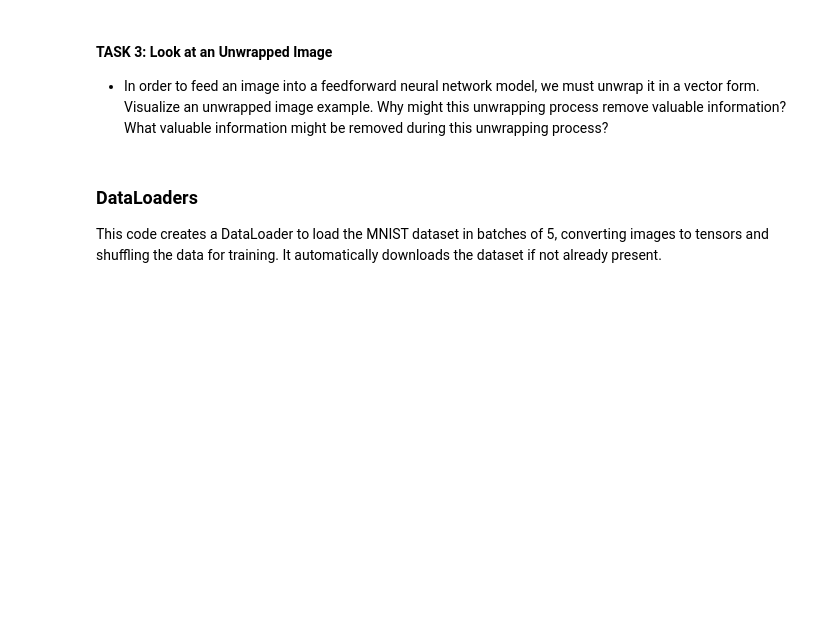
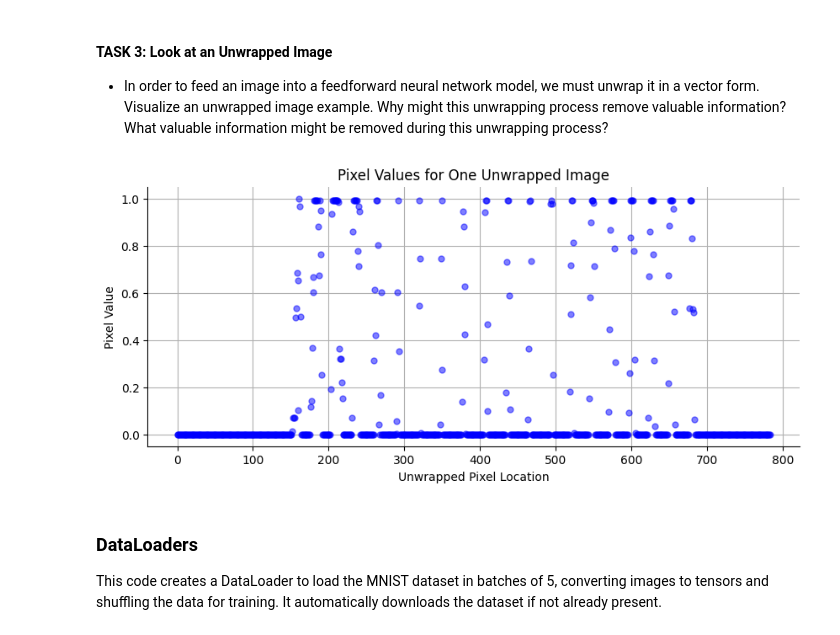
Before and after one commit to bmontoyag/UTEC_MISTI_2026, a Jupyter notebook: 2026mistiperu_introtofeatureengineering_images_student_exercises.ipynb, the cells around one changed output. Drawn from its saved outputs; the diff is of its cells as text; code cells hidden in the pictures; blank space fills up the shorter version.

```diff
--- a/2026mistiperu_introtofeatureengineering_images_student_exercises.ipynb
+++ b/2026mistiperu_introtofeatureengineering_images_student_exercises.ipynb
@@ -205,18 +214,20 @@ plt.show()
 # %%
 # TASK 3 EXERCISE
 
 # Unwrap an image
-data_unwrapped = <REPLACE ME AND MY ARROWS>
+data_unwrapped = dataset_train[0][0].squeeze().numpy().flatten()
 
 # Plot the pixel values of the first unwrapped image (row 0) in the training dataset
 plt.figure(figsize=(10, 4))
 plt.plot(data_unwrapped, 'bo', markersize=5, alpha = .5)
 plt.title('Pixel Values for One Unwrapped Image')
 plt.ylabel('Pixel Value')
 plt.xlabel('Unwrapped Pixel Location')
 plt.grid(True)
 sns.despine()
 plt.show()
+# %% [output]
+[figure, added]
 # %% [markdown]
 ### DataLoaders
 
```
Also changed, not shown: parts of 32 cells of this notebook.
